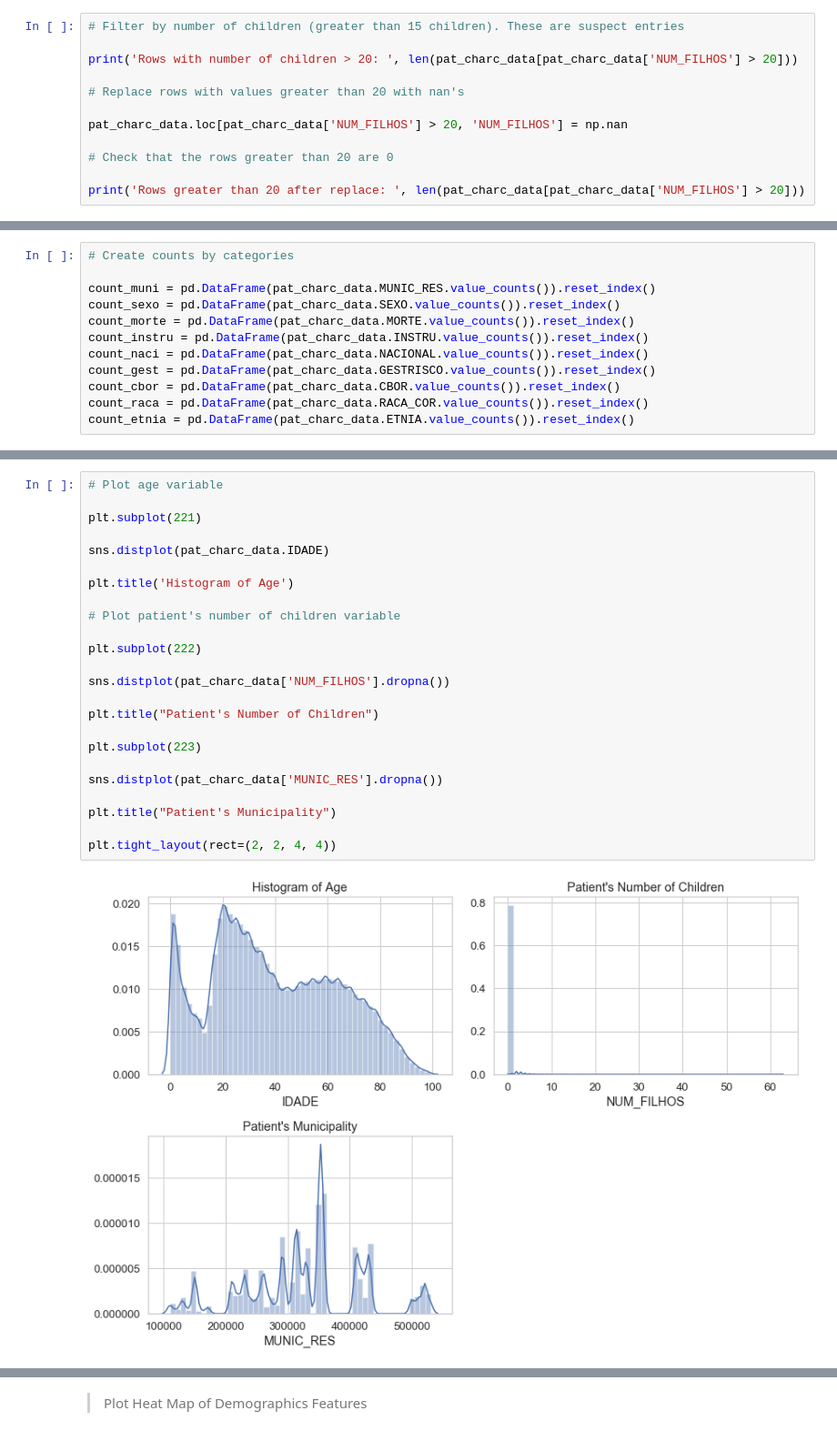
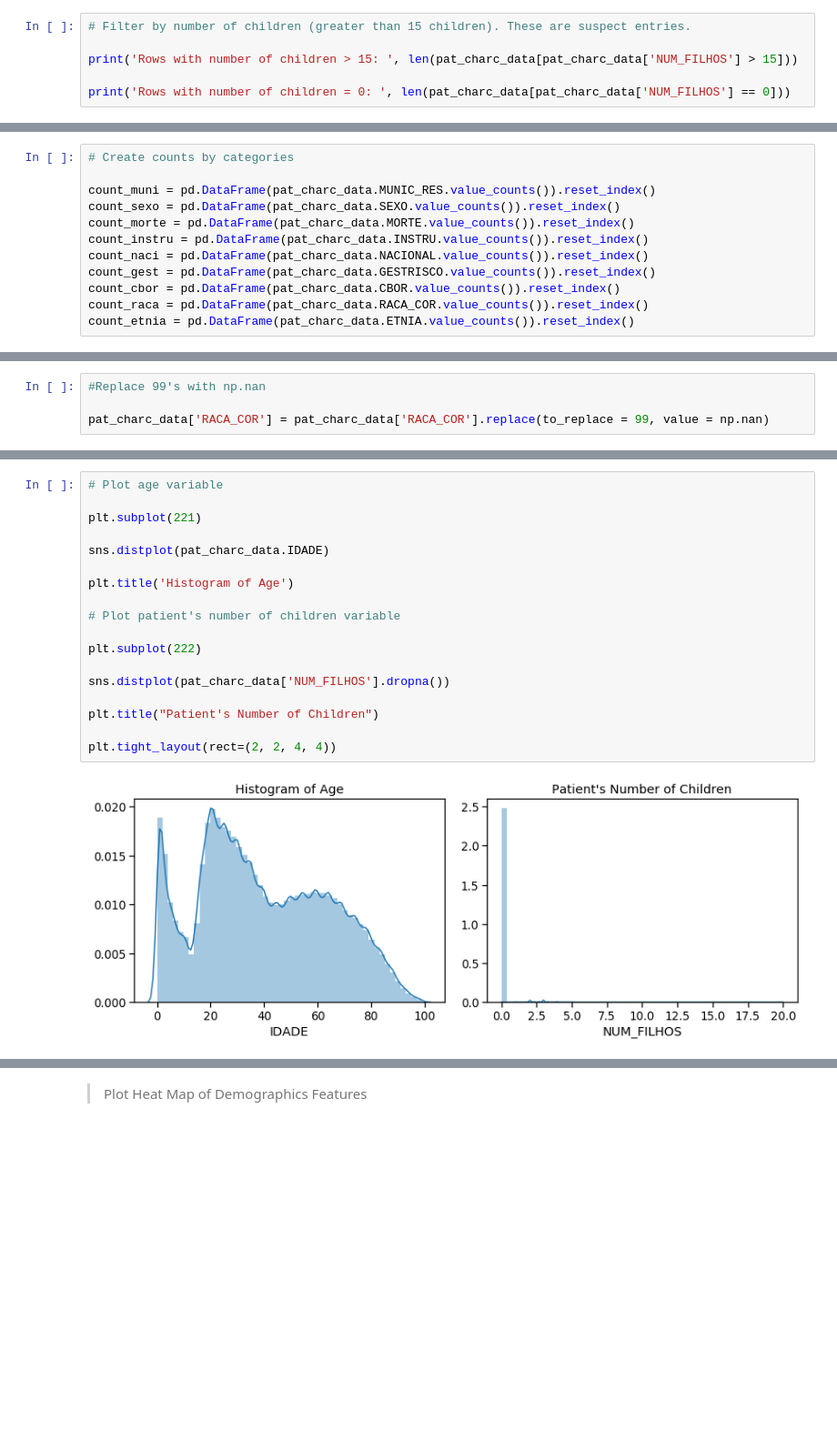
Before and after one commit to IvetteMTapia/Capstone-2_Deep_Learning, a Jupyter notebook: Code - Notebooks/Capstone 2_ Exploratory Analysis.ipynb, the cells around one changed output, grey strips where cells are left out. Shown at 91% size. Drawn from its saved outputs; the diff is of its cells as text; blank space fills up the shorter version.

```diff
--- a/Code - Notebooks/Capstone 2_ Exploratory Analysis.ipynb
+++ b/Code - Notebooks/Capstone 2_ Exploratory Analysis.ipynb
@@ -184,13 +188,7 @@ See the caveats in the documentation: http://pandas.pydata.org/pandas-docs/stabl
 # %%
-# Filter by number of children (greater than 15 children). These are suspect entries
+# Filter by number of children (greater than 15 children). These are suspect entries.
 
-print('Rows with number of children > 20: ', len(pat_charc_data[pat_charc_data['NUM_FILHOS'] > 20]))
+print('Rows with number of children > 15: ', len(pat_charc_data[pat_charc_data['NUM_FILHOS'] > 15]))
 
-# Replace rows with values greater than 20 with nan's
-
-pat_charc_data.loc[pat_charc_data['NUM_FILHOS'] > 20, 'NUM_FILHOS'] = np.nan
-
-# Check that the rows greater than 20 are 0
-
-print('Rows greater than 20 after replace: ', len(pat_charc_data[pat_charc_data['NUM_FILHOS'] > 20]))
+print('Rows with number of children = 0: ', len(pat_charc_data[pat_charc_data['NUM_FILHOS'] == 0]))
 # %% [output]
@@ -360,0 +377,4 @@ plt.xticks(rotation = 50)
+# %%
+#Replace 99's with np.nan
+
+pat_charc_data['RACA_COR'] = pat_charc_data['RACA_COR'].replace(to_replace = 99, value = np.nan)
@@ -384,26 +412,20 @@ plt.xticks(rotation = 50)
 # %%
 # Plot age variable
 
 plt.subplot(221)
 
 sns.distplot(pat_charc_data.IDADE)
 
 plt.title('Histogram of Age')
 
 # Plot patient's number of children variable
 
 plt.subplot(222)
 
 sns.distplot(pat_charc_data['NUM_FILHOS'].dropna())
 
 plt.title("Patient's Number of Children")
 
-plt.subplot(223)
-
-sns.distplot(pat_charc_data['MUNIC_RES'].dropna())
-
-plt.title("Patient's Municipality")
-
 plt.tight_layout(rect=(2, 2, 4, 4))
 # %% [output]
-[figure, old version]
+[figure, new version]
```
Also changed, not shown: parts of 52 cells of this notebook.
